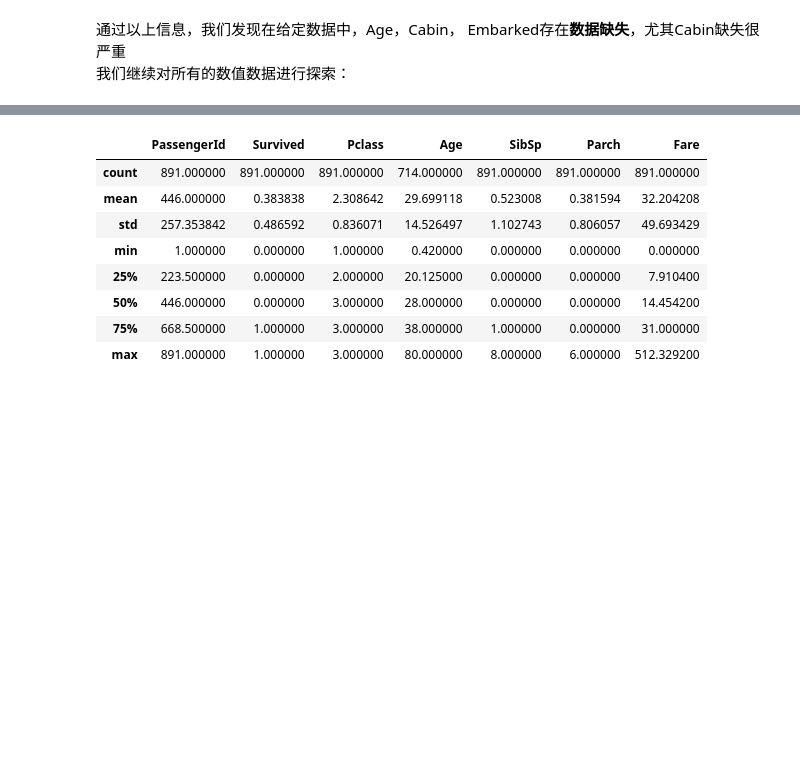
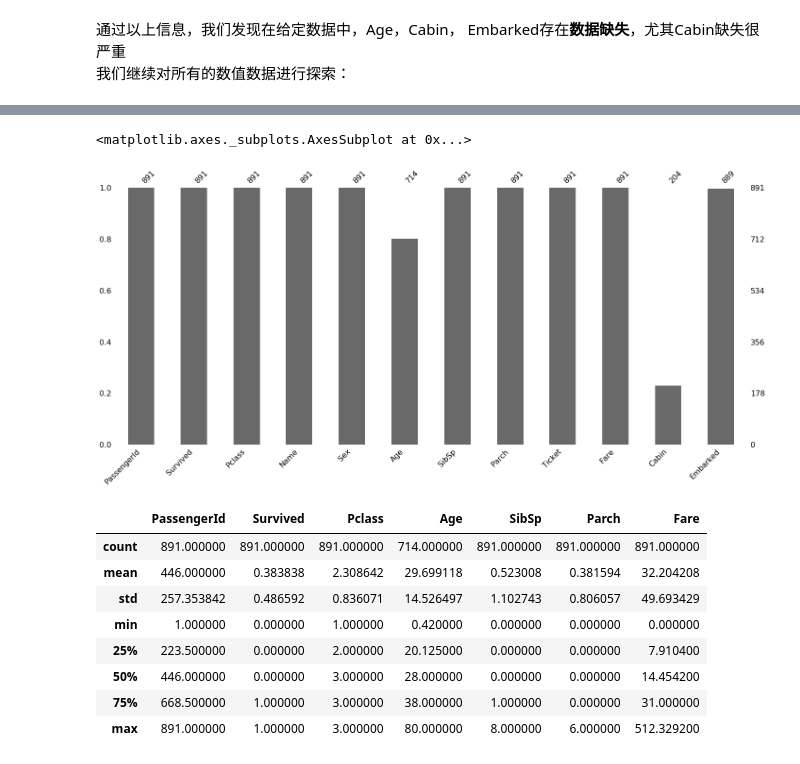
Before and after one commit to AgFeather/Kaggle_note, a Jupyter notebook: Titanic/workspace.ipynb, the cells around one changed output, grey strips where cells are left out. Cells and saved outputs as stored; diff of their text form; code cells hidden in the pictures; blank space fills up the shorter version.

```diff
--- a/Titanic/workspace.ipynb
+++ b/Titanic/workspace.ipynb
@@ -99,3 +105,8 @@ memory usage: 83.6+ KB
+# %%
+msno.bar(train)
+# %% [output]
+<matplotlib.axes._subplots.AxesSubplot at 0x...>
+[figure, added]
 # %%
 train.describe()
 # %% [output]
```
Also changed, not shown: parts of 1 cell of this notebook, 3 other files.
